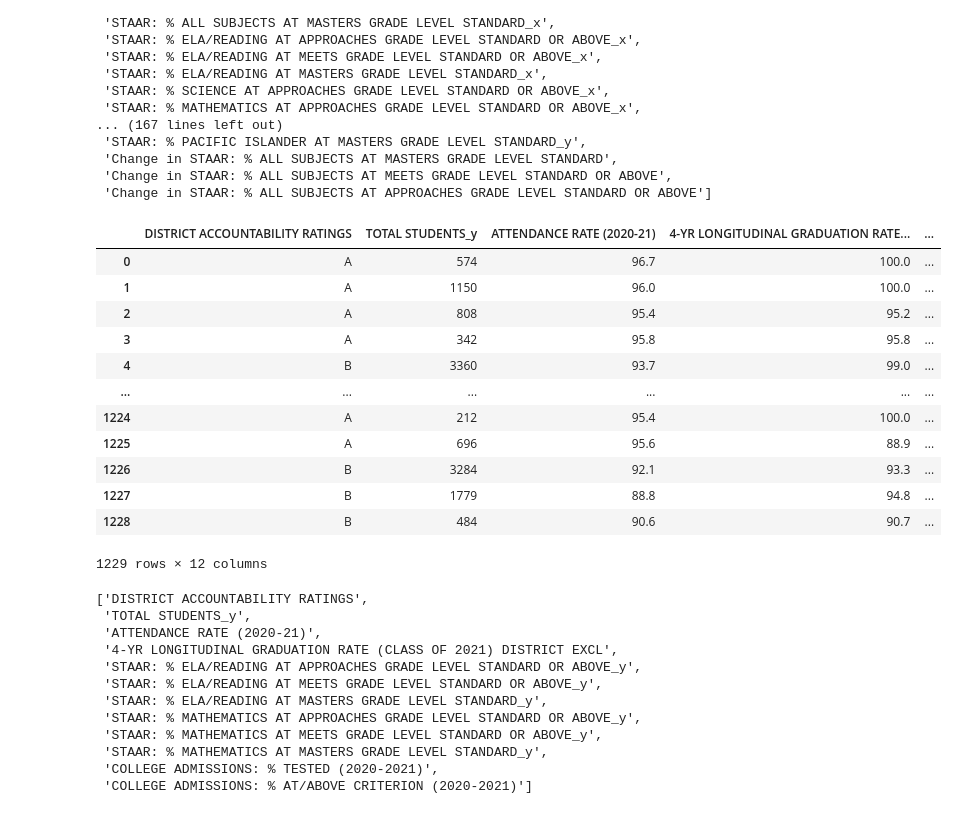
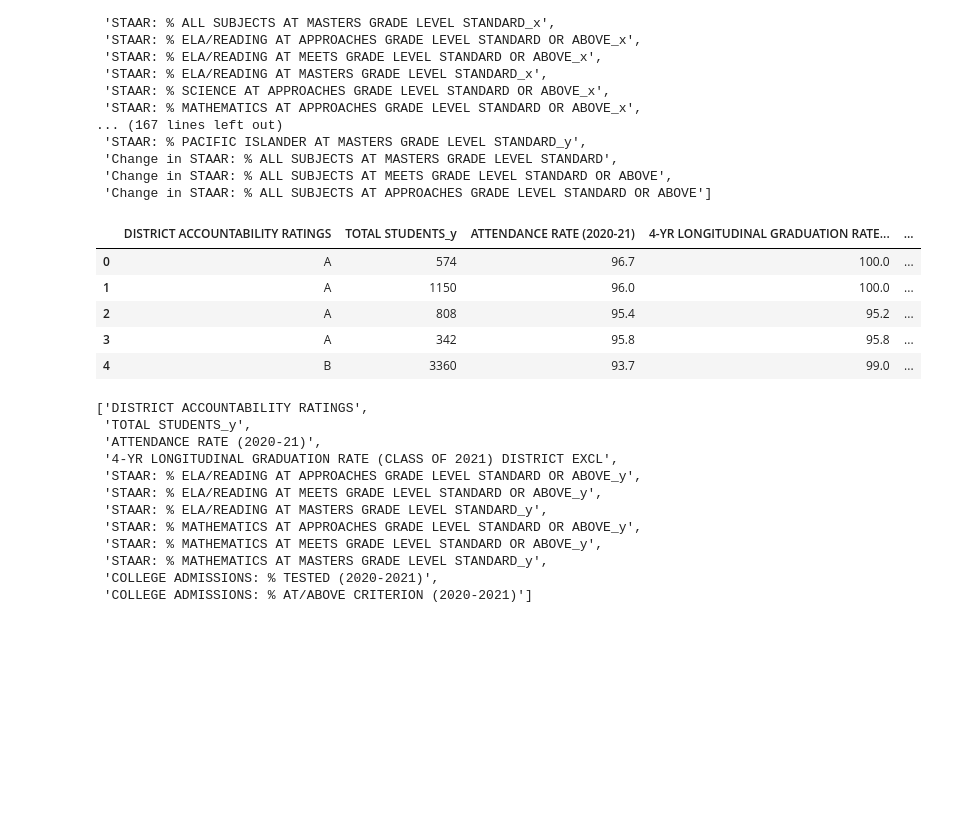
Before and after one commit to Amarilli/Texas-Education-and-Accountability-Rating-a-Machine-Learning-Model, a Jupyter notebook: NNDistrict.ipynb, the cells around one changed output. Cells and saved outputs as stored; diff of their text form; code cells hidden in the pictures; blank space fills up the shorter version.

```diff
--- a/NNDistrict.ipynb
+++ b/NNDistrict.ipynb
@@ -258,21 +260,14 @@ completedf = completedf.drop(columns=['_id_x',
  'Change in STAAR: % ALL SUBJECTS AT MEETS GRADE LEVEL STANDARD OR ABOVE',
  'Change in STAAR: % ALL SUBJECTS AT APPROACHES GRADE LEVEL STANDARD OR ABOVE',])
 # %%
-completedf
+completedf.head()
 # %% [output]
 |  | DISTRICT ACCOUNTABILITY RATINGS | TOTAL STUDENTS_y | ATTENDANCE RATE (2020-21) | 4-YR LONGITUDINAL GRADUATION RATE... | ... |
 | 0 | A | 574 | 96.7 | 100.0 | ... |
 | 1 | A | 1150 | 96.0 | 100.0 | ... |
 | 2 | A | 808 | 95.4 | 95.2 | ... |
 | 3 | A | 342 | 95.8 | 95.8 | ... |
 | 4 | B | 3360 | 93.7 | 99.0 | ... |
-| ... | ... | ... | ... | ... | ... |
-| 1224 | A | 212 | 95.4 | 100.0 | ... |
-| 1225 | A | 696 | 95.6 | 88.9 | ... |
-| 1226 | B | 3284 | 92.1 | 93.3 | ... |
-| 1227 | B | 1779 | 88.8 | 94.8 | ... |
-| 1228 | B | 484 | 90.6 | 90.7 | ... |
-1229 rows × 12 columns
 # %%
 completedf.columns.to_list()
 # %% [output]
```
Also changed, not shown: parts of 17 cells of this notebook, 10 other files.
